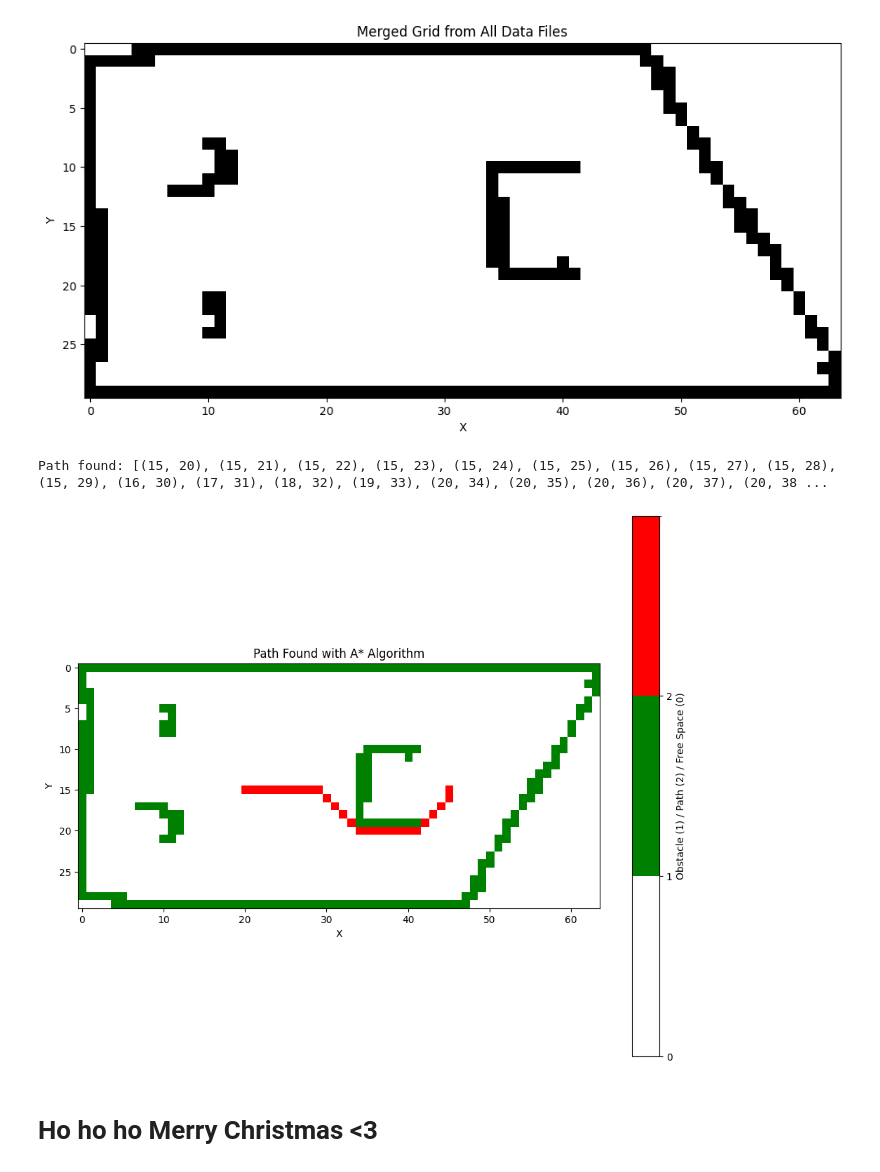
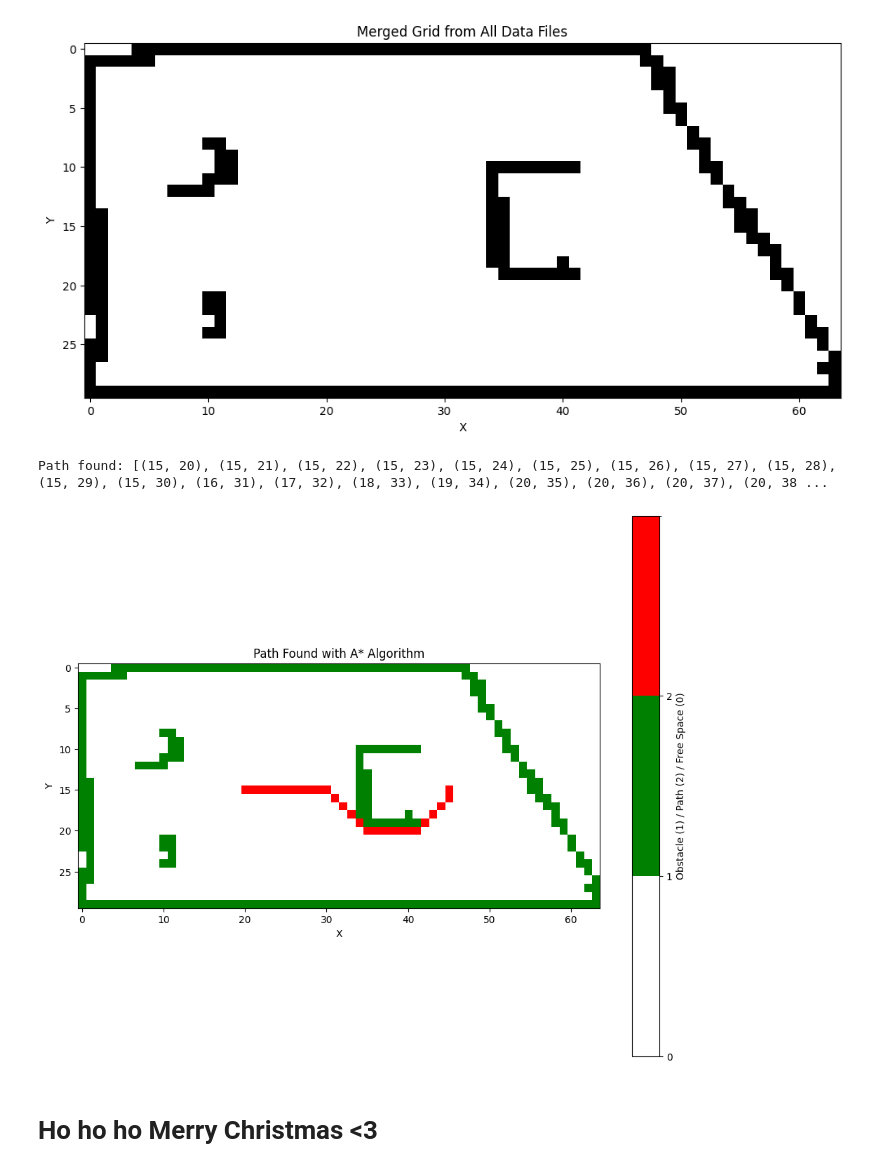
Before and after one commit to YoneJ/Final, a Jupyter notebook: Individual_Task.ipynb, the cells around one changed output. Saved outputs shown, nothing was run; the diff lists cells and outputs as text; code cells hidden in the pictures.

```diff
--- a/Individual_Task.ipynb
+++ b/Individual_Task.ipynb
@@ -140,7 +140,7 @@ def a_star(grid, start, end):
 start_point = (15, 20)
 end_point = (15, 45)
 
-path = a_star(merged_grid, start_point, end_point)
+path = a_star(merged_grid_flipped_vertical, start_point, end_point)
 
 if path:
     print("Path found:", path)
@@ -148,31 +148,31 @@ if path:
 else:
     print("No path found.")
 # %% [output]
-Path found: [(15, 20), (15, 21), (15, 22), (15, 23), (15, 24), (15, 25), (15, 26), (15, 27), (15, 28), (15, 29), (16, 30), (17, 31), (18, 32), (19, 33), (20, 34), (20, 35), (20, 36), (20, 37), (20, 38 ...
+Path found: [(15, 20), (15, 21), (15, 22), (15, 23), (15, 24), (15, 25), (15, 26), (15, 27), (15, 28), (15, 29), (15, 30), (16, 31), (17, 32), (18, 33), (19, 34), (20, 35), (20, 36), (20, 37), (20, 38 ...
 # %%
 import matplotlib.colors as mcolors
 
 # Create a grid for visualization
-path_grid = np.copy(merged_grid)
+path_grid = np.copy(merged_grid_flipped_vertical)
 for x, y in path:
     path_grid[x, y] = 2  # Mark the path with a different value (2)
 
 # Create a custom colormap: black (obstacle), green (free space), and red (path)
 cmap = mcolors.ListedColormap(['white', 'green', 'red'])  # Mapping [0, 1, 2] -> green, red, black
 bounds = [0, 1, 2, 3]  # Boundaries for the 3 classes
 norm = mcolors.BoundaryNorm(bounds, cmap.N)
 
 # Plot the merged grid with the path
 plt.figure(figsize=(12, 10))
 plt.imshow(path_grid, cmap=cmap, norm=norm, interpolation='nearest')
 plt.title('Path Found with A* Algorithm')
 plt.xlabel('X')
 plt.ylabel('Y')
 
 # Adding a colorbar for reference
 plt.colorbar(ticks=[0, 1, 2], label='Obstacle (1) / Path (2) / Free Space (0)')
 plt.show()
 # %% [output]
-[figure, old version]
+[figure, new version]
 # %% [markdown]
 # Ho ho ho Merry Christmas <3
```
